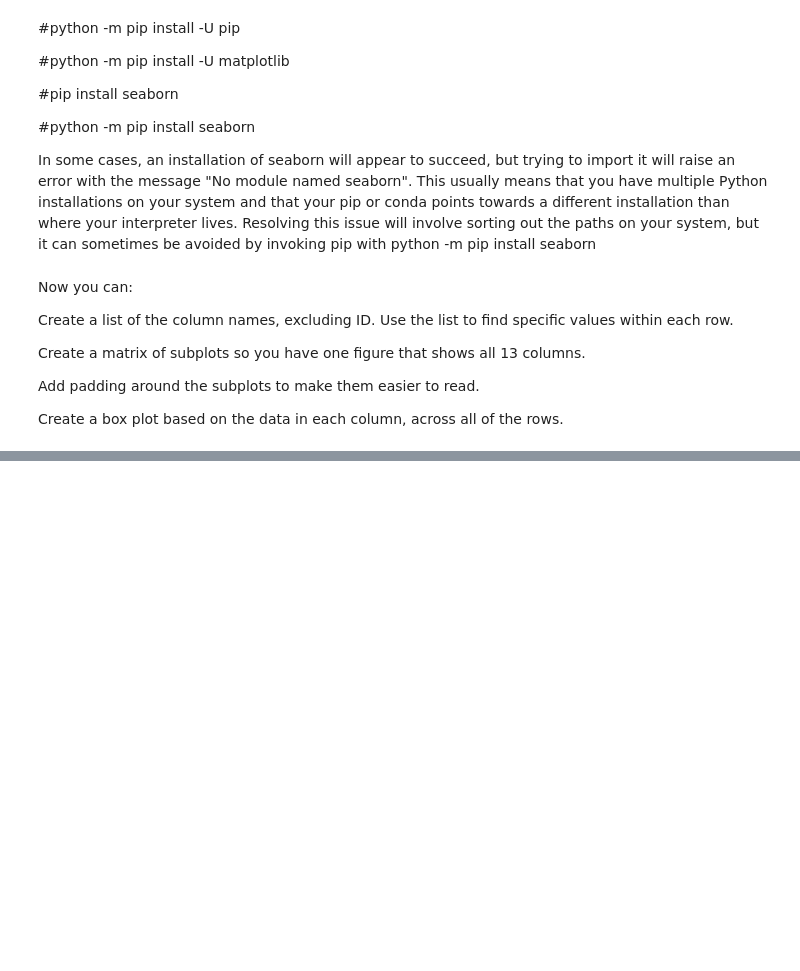
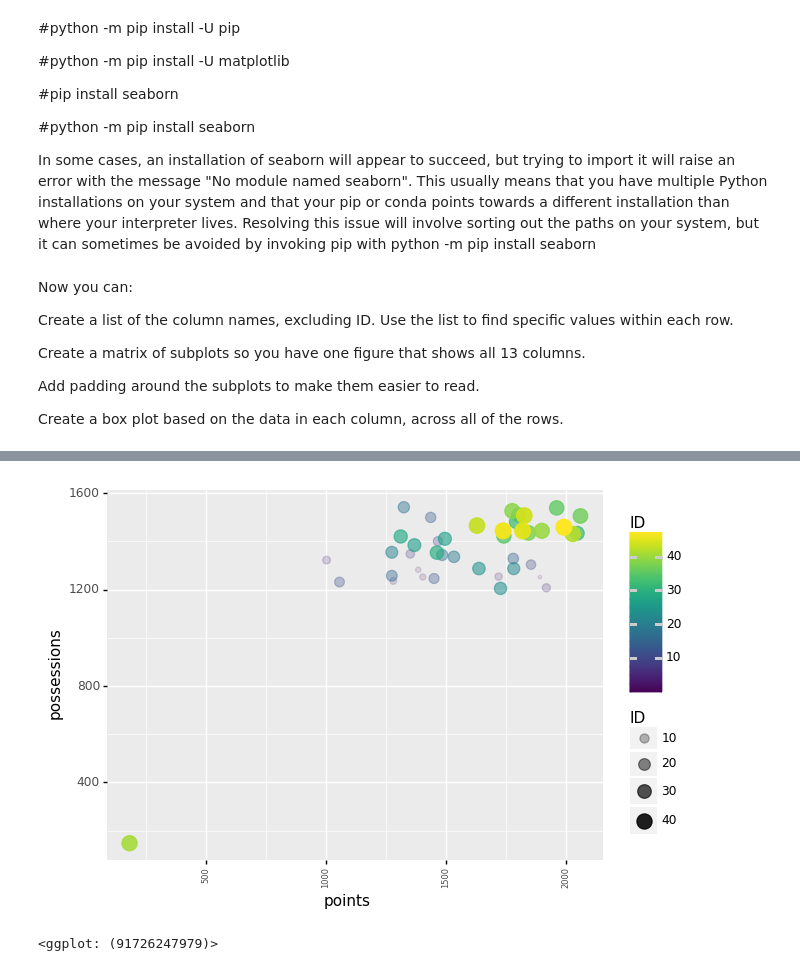
Before and after one commit to flegaspi700/SJ-FML, a Jupyter notebook: sj-fml.ipynb, the cells around one changed output, grey strips where cells are left out. Cells and saved outputs as stored; diff of their text form; code cells hidden in the pictures; blank space fills up the shorter version.

Commit message:
added a ggplot

```diff
--- a/sj-fml.ipynb
+++ b/sj-fml.ipynb
@@ -354,0 +369,14 @@ fmlfig.tight_layout(pad=5.0)
+# %%
+import numpy as np
+from pandas.api.types import CategoricalDtype
+from plotnine import *
+
+(ggplot(player_df)         # defining what data to use
+ + aes(x='points', y='possessions', color='ID', size='ID', fill='ID', alpha='ID')    # defining what variable to use
+ + geom_point() # defining the type of plot to use
+ #+ facet_wrap(['ID'])
+ + theme(axis_text_x = element_text(angle=90, size=6))
+)
+# %% [output]
+[figure, added]
+<ggplot: (91726247979)>
```
Also changed, not shown: parts of 14 cells of this notebook.
